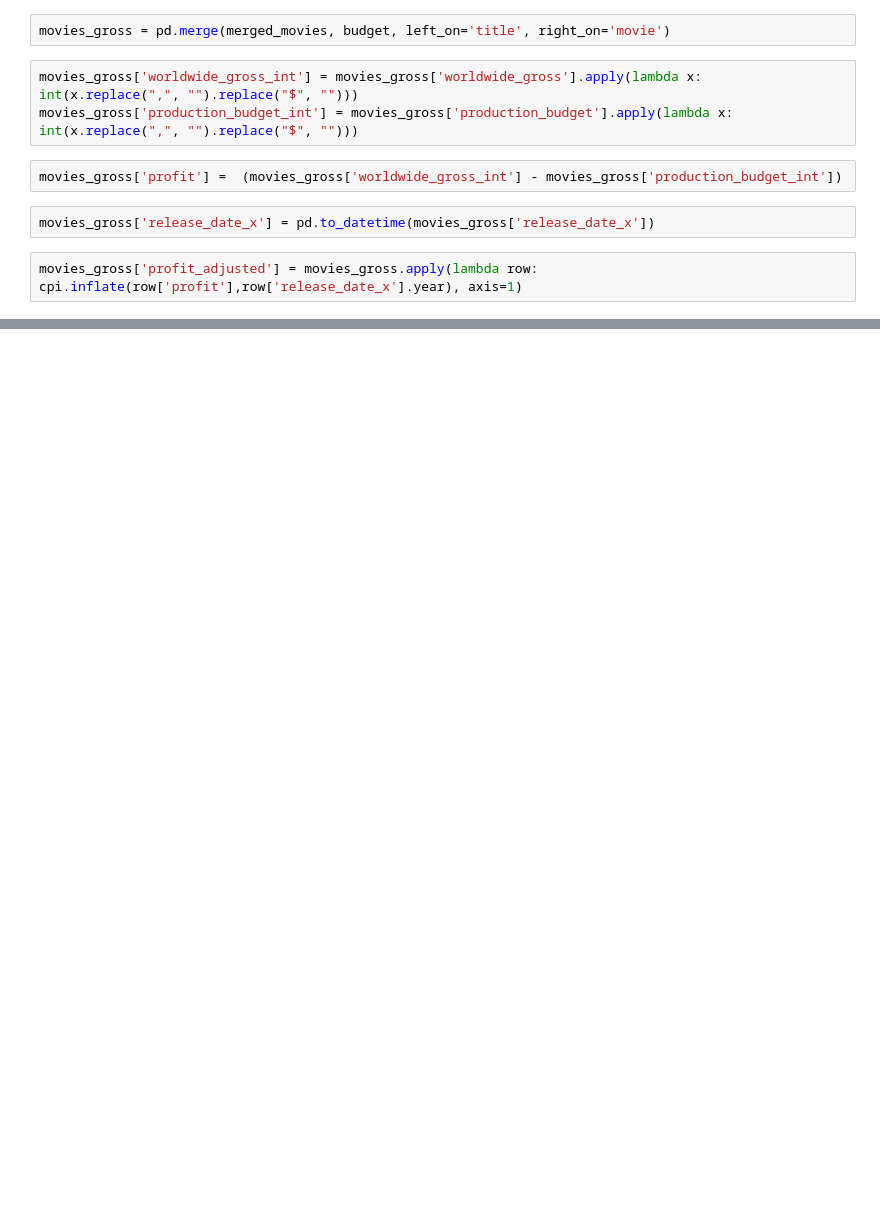
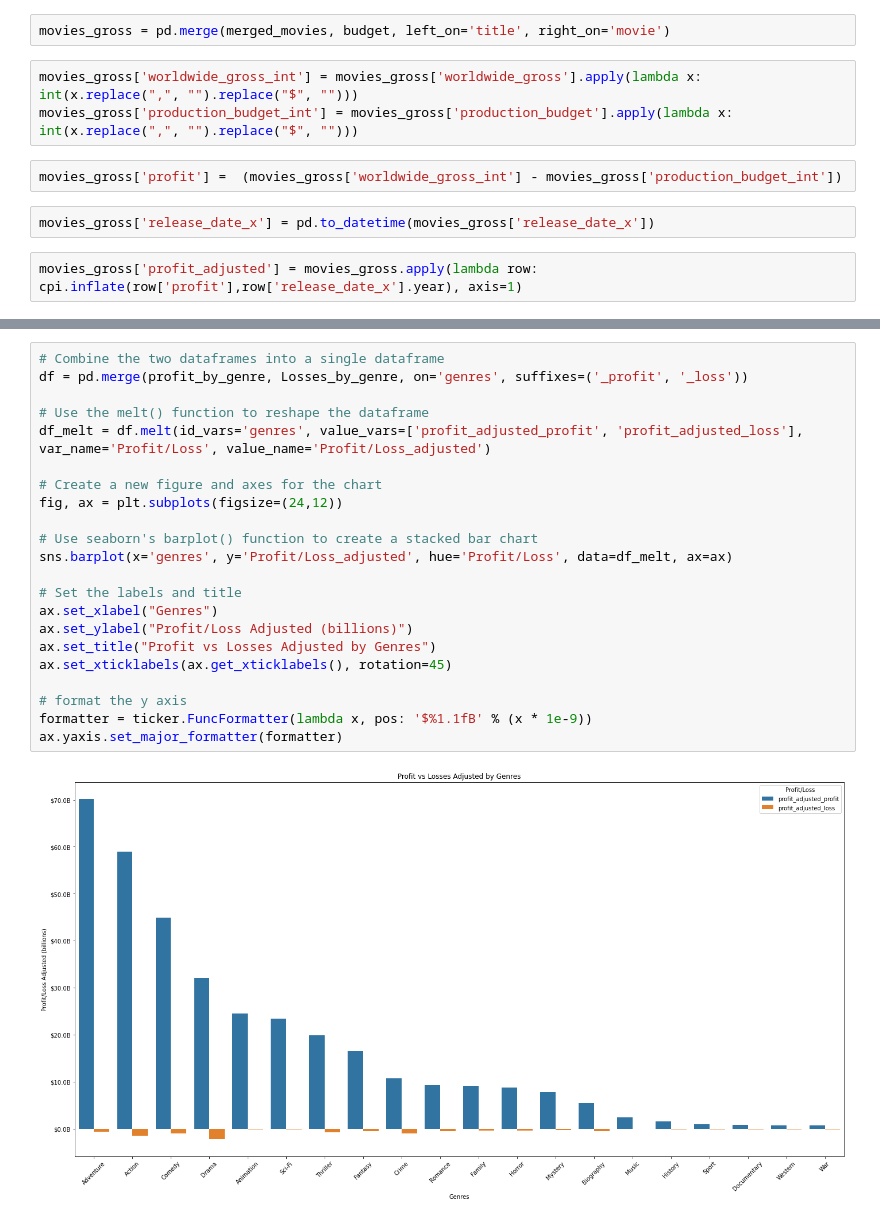
Before and after one commit to SpaceMonkey0453/Phase1_Project, a Jupyter notebook: Jonathan/dsc-phase-1-project-v2-4-master/Jonathan Notebook.ipynb, the cells around one changed output, grey strips where cells are left out. Cells and saved outputs as stored; diff of their text form; blank space fills up the shorter version.

```diff
--- a/Jonathan/dsc-phase-1-project-v2-4-master/Jonathan Notebook.ipynb
+++ b/Jonathan/dsc-phase-1-project-v2-4-master/Jonathan Notebook.ipynb
@@ -155,0 +122,24 @@ sns.lineplot(x='theater_date', y='profit_adjusted', hue='genres', data=movies_gr
+# %%
+# Combine the two dataframes into a single dataframe
+df = pd.merge(profit_by_genre, Losses_by_genre, on='genres', suffixes=('_profit', '_loss'))
+
+# Use the melt() function to reshape the dataframe
+df_melt = df.melt(id_vars='genres', value_vars=['profit_adjusted_profit', 'profit_adjusted_loss'], var_name='Profit/Loss', value_name='Profit/Loss_adjusted')
+
+# Create a new figure and axes for the chart
+fig, ax = plt.subplots(figsize=(24,12))
+
+# Use seaborn's barplot() function to create a stacked bar chart
+sns.barplot(x='genres', y='Profit/Loss_adjusted', hue='Profit/Loss', data=df_melt, ax=ax)
+
+# Set the labels and title
+ax.set_xlabel("Genres")
+ax.set_ylabel("Profit/Loss Adjusted (billions)")
+ax.set_title("Profit vs Losses Adjusted by Genres")
+ax.set_xticklabels(ax.get_xticklabels(), rotation=45)
+
+# format the y axis
+formatter = ticker.FuncFormatter(lambda x, pos: '$%1.1fB' % (x * 1e-9))
+ax.yaxis.set_major_formatter(formatter)
+# %% [output]
+[figure, added]
```
Also changed, not shown: parts of 16 cells of this notebook, 3 other files.
